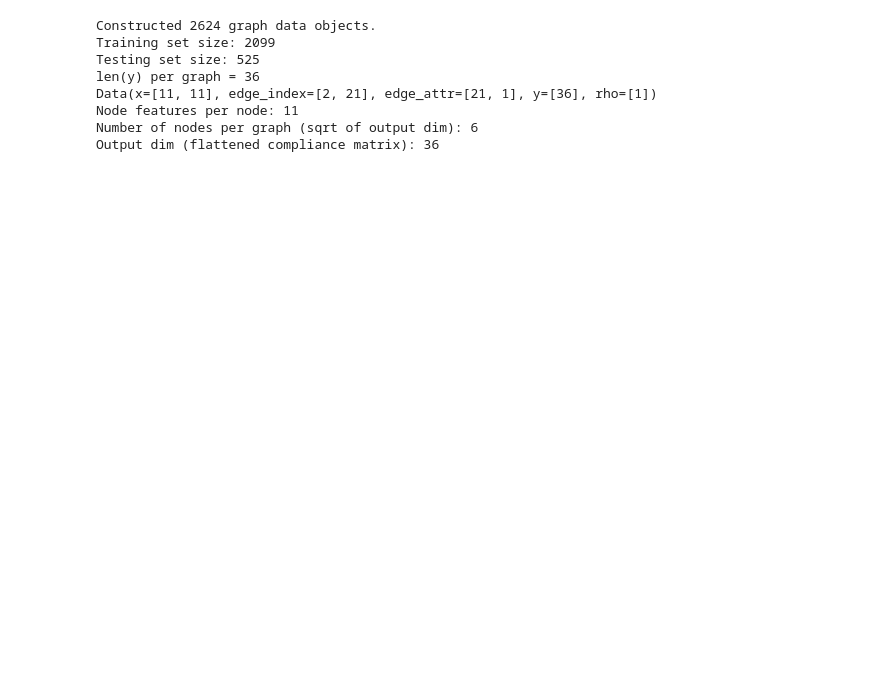
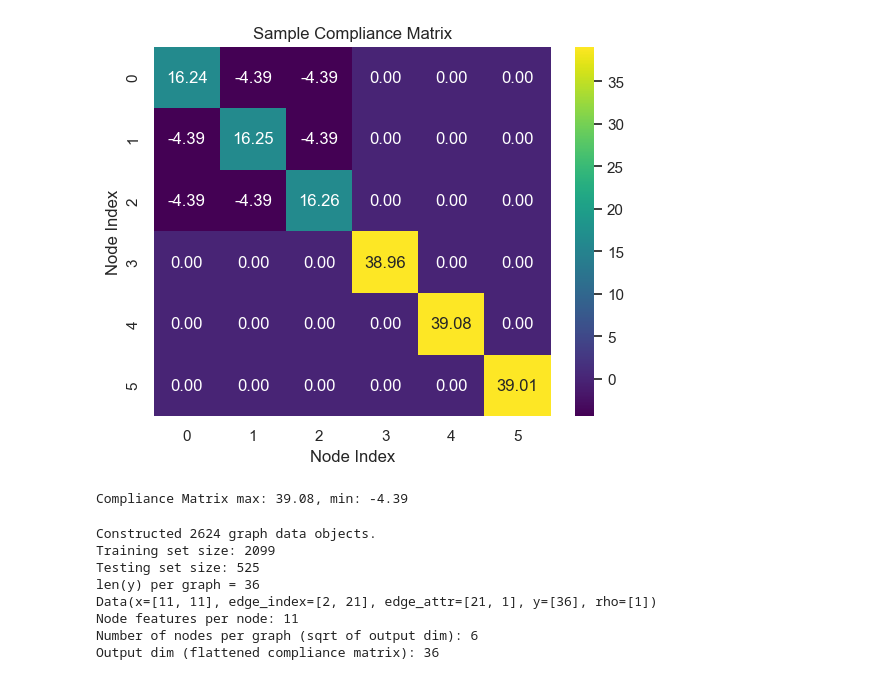
Before and after one commit to saltyjared/chem-277b-group-project, a Jupyter notebook: notebooks/brennan_gnn_new_inputs_parameter_sweep.ipynb, the cells around one changed output. Cells and saved outputs as stored; diff of their text form; code cells hidden in the pictures; blank space fills up the shorter version.

```diff
--- a/notebooks/brennan_gnn_new_inputs_parameter_sweep.ipynb
+++ b/notebooks/brennan_gnn_new_inputs_parameter_sweep.ipynb
@@ -125,3 +134,15 @@ display(X.head())
+# %%
+# Plot compliance matrix
+sample_C = X.iloc[0]['compliance_matrix']
+sns.heatmap(sample_C, cmap='viridis', annot=True, fmt=".2f")
+plt.title('Sample Compliance Matrix')
+plt.xlabel('Node Index')
+plt.ylabel('Node Index')
+plt.show()
+print(f"Compliance Matrix max: {sample_C.max():.2f}, min: {sample_C.min():.2f}")
+# %% [output]
+[figure, added]
+Compliance Matrix max: 39.08, min: -4.39
 # %%
 # 2. Graph Construction Utilities
 
```
Also changed, not shown: parts of 4 cells of this notebook, 5 other files.
